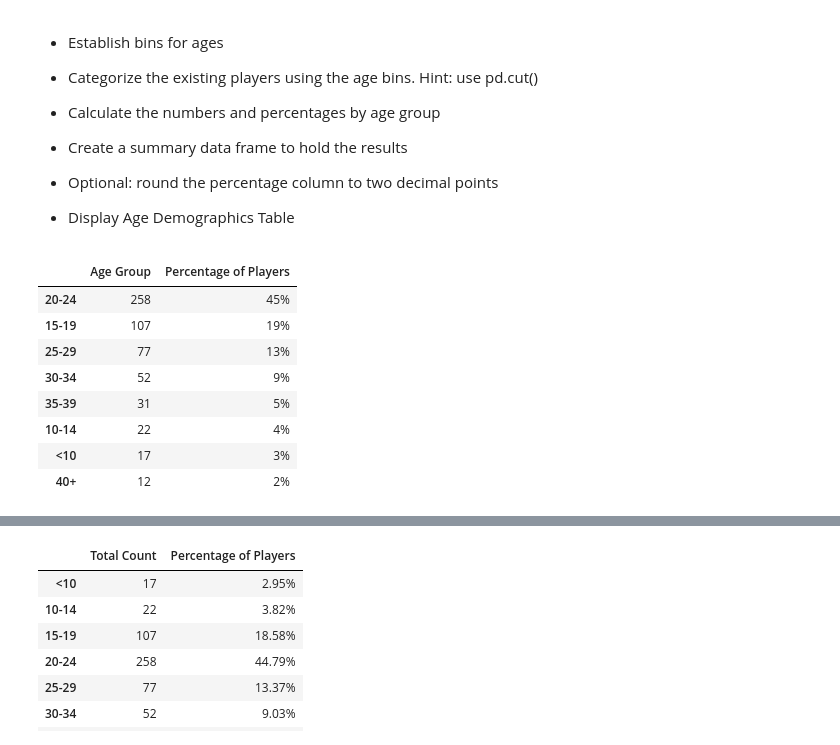
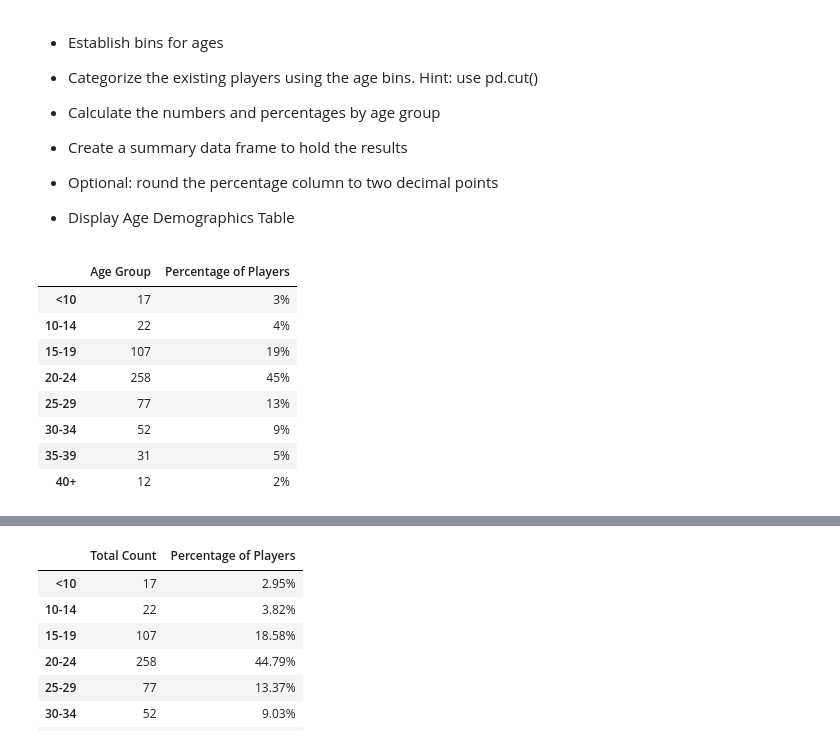
Before and after one commit to adrianstrecker/pandas-challenge, a Jupyter notebook: HeroesOfPymoli_starter.ipynb, the cells around one changed output, grey strips where cells are left out. Saved outputs shown, nothing was run; the diff lists cells and outputs as text; code cells hidden in the pictures.

Commit message:
Sorted age table by index

```diff
--- a/HeroesOfPymoli_starter.ipynb
+++ b/HeroesOfPymoli_starter.ipynb
@@ -209,26 +209,30 @@ group_names = ["<10", "10-14", "15-19", "20-24", "25-29", "30-34", "35-39", "40+
 # %%
 #Purchase_data["Age"].value_counts()
 
 purchase_data["Age Group"] = pd.cut(purchase_data["Age"], bins, labels = group_names)
 purchase_data
 #Create table for ages
 age_group = pd.DataFrame(purchase_data[["SN", "Age Group"]].drop_duplicates())
 age_counts = age_group["Age Group"].value_counts()
 
 total_age_counts = pd.DataFrame(age_counts)
 #Add percentage
 total_age_counts["Percentage of Players"] = total_age_counts["Age Group"]/total_age_counts["Age Group"].sum()
 
+#Sort age group
+age_counts_sorted = total_age_counts.sort_index()
+age_counts_sorted
+
 #format percentage column
-total_age_counts["Percentage of Players"] = total_age_counts["Percentage of Players"].astype(float).map("{:.0%}".format)
-total_age_counts
+age_counts_sorted["Percentage of Players"] = age_counts_sorted["Percentage of Players"].astype(float).map("{:.2%}".format)
+age_counts_sorted
 # %% [output]
 |  | Age Group | Percentage of Players |
+| <10 | 17 | 3% |
+| 10-14 | 22 | 4% |
+| 15-19 | 107 | 19% |
 | 20-24 | 258 | 45% |
-| 15-19 | 107 | 19% |
 | 25-29 | 77 | 13% |
 | 30-34 | 52 | 9% |
 | 35-39 | 31 | 5% |
-| 10-14 | 22 | 4% |
-| <10 | 17 | 3% |
 | 40+ | 12 | 2% |
```
Also changed, not shown: parts of 1 cell of this notebook.
